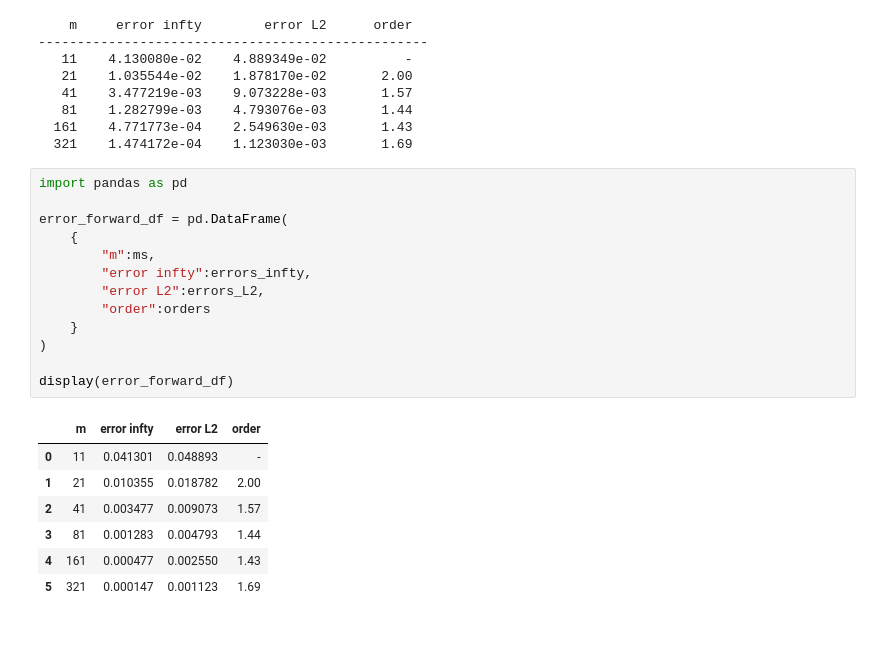
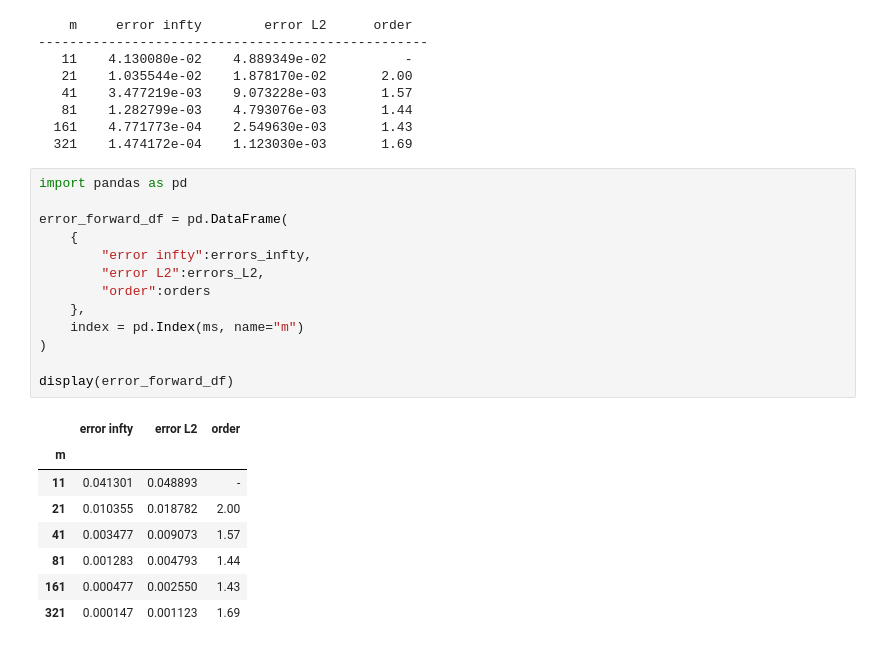
Before and after one commit to joseantoniopenamulero-sys/Computational_Technics, a Jupyter notebook: For Lab 3/Task 7 JOSE.ipynb, the cells around one changed output. Cells and saved outputs as stored; diff of their text form.

```diff
--- a/For Lab 3/Task 7 JOSE.ipynb
+++ b/For Lab 3/Task 7 JOSE.ipynb
@@ -386,21 +387,22 @@ for m in ms:
 # %%
 import pandas as pd
 
 error_forward_df = pd.DataFrame(
     {
-        "m":ms,
         "error infty":errors_infty,
         "error L2":errors_L2,
         "order":orders
-    }
+    },
+    index = pd.Index(ms, name="m")
 )
 
 display(error_forward_df)
 # %% [output]
-|  | m | error infty | error L2 | order |
-| 0 | 11 | 0.041301 | 0.048893 | - |
-| 1 | 21 | 0.010355 | 0.018782 | 2.00 |
-| 2 | 41 | 0.003477 | 0.009073 | 1.57 |
-| 3 | 81 | 0.001283 | 0.004793 | 1.44 |
-| 4 | 161 | 0.000477 | 0.002550 | 1.43 |
-| 5 | 321 | 0.000147 | 0.001123 | 1.69 |
+|  | error infty | error L2 | order |
+| m |  |  |  |
+| 11 | 0.041301 | 0.048893 | - |
+| 21 | 0.010355 | 0.018782 | 2.00 |
+| 41 | 0.003477 | 0.009073 | 1.57 |
+| 81 | 0.001283 | 0.004793 | 1.44 |
+| 161 | 0.000477 | 0.002550 | 1.43 |
+| 321 | 0.000147 | 0.001123 | 1.69 |
```
Also changed, not shown: parts of 1 cell of this notebook, 2 other files.
